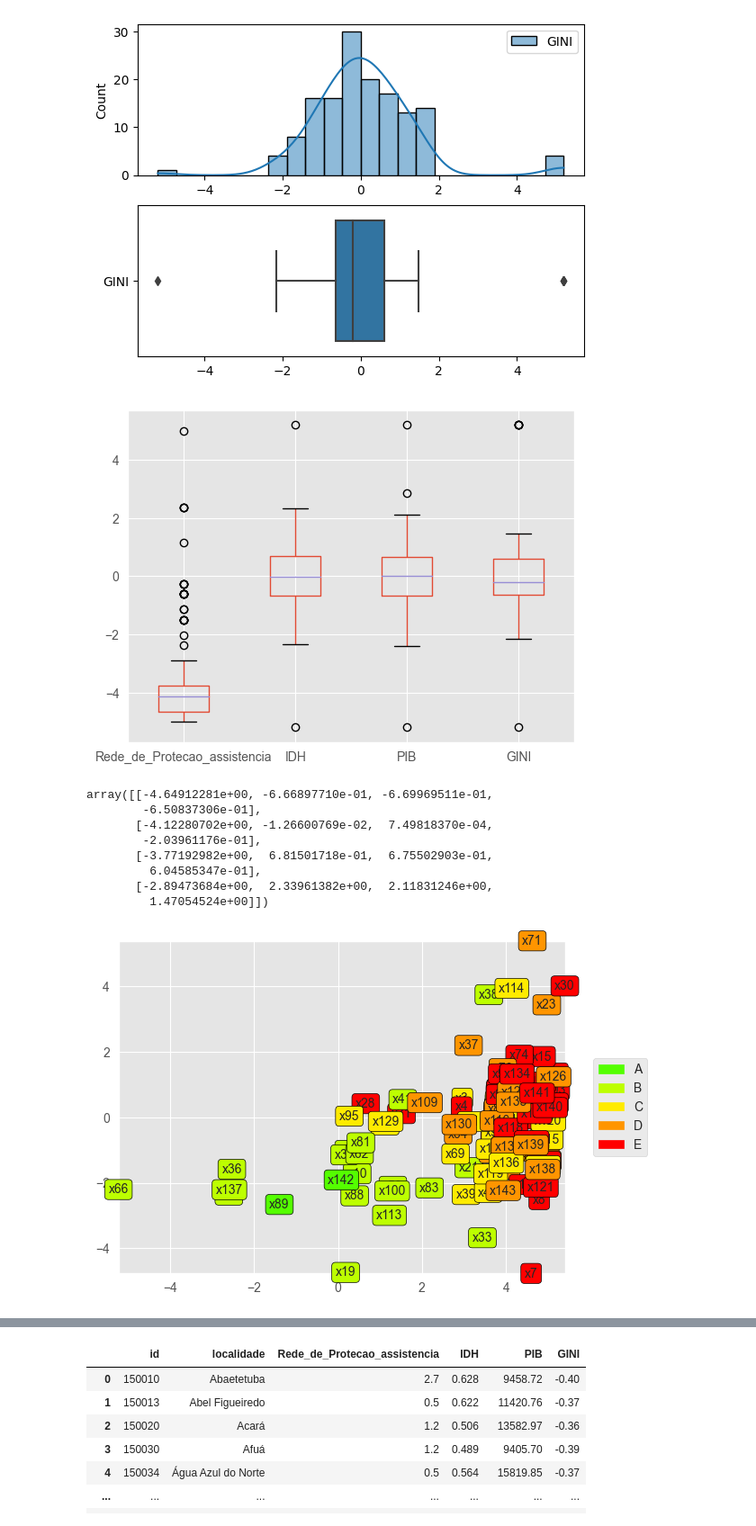
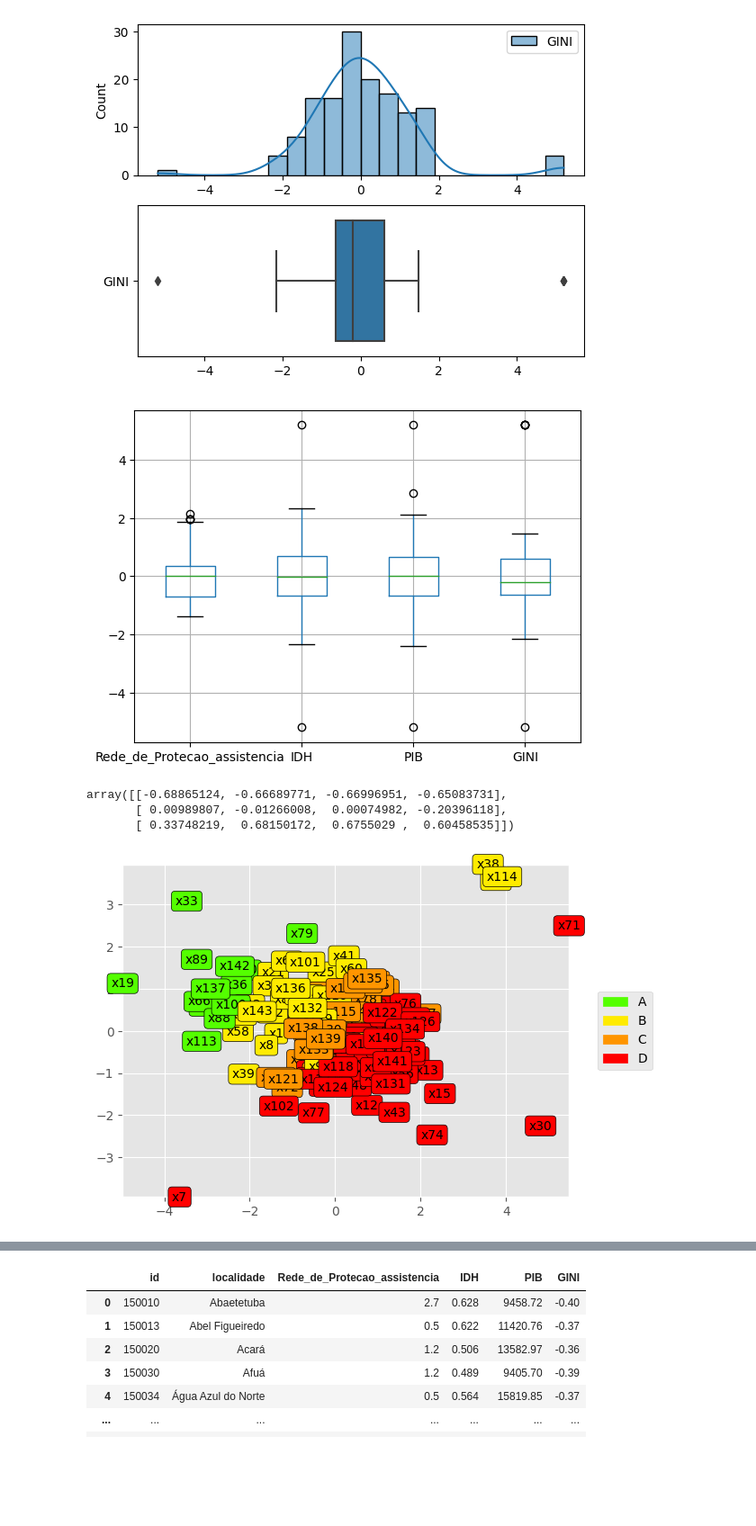
Before and after one commit to jlucioDev/woman_victims_v2, a Jupyter notebook: main.ipynb, the cells around one changed output, grey strips where cells are left out. Shown at 90% size. Drawn from its saved outputs; the diff is of its cells as text; code cells hidden in the pictures; blank space fills up the shorter version.

Commit message:
update file, add interactvy graph

```diff
--- a/main.ipynb
+++ b/main.ipynb
@@ -207,12 +207,12 @@ import numpy as np
 rng = np.random.RandomState(10)
 
 scaler1 = preprocessing.MinMaxScaler(feature_range=(-5,5))
-scaler2 = preprocessing.QuantileTransformer(n_quantiles=100, output_distribution="normal", random_state=12, copy=True)
+scaler2 = preprocessing.QuantileTransformer(n_quantiles=100, output_distribution="normal", random_state=48, copy=True)
 scaler3 = preprocessing.PowerTransformer(method="yeo-johnson")
 # transform training data & save lambda value
 
 
-d1 = scaler1.fit_transform(df_munic.iloc[:,2:3])
+d1 = scaler3.fit_transform(df_munic.iloc[:,2:3])
 d2 = scaler2.fit_transform(df_munic.iloc[:,3:4])
 d3 = scaler2.fit_transform(df_munic.iloc[:,4:5])
 d4 = scaler2.fit_transform(df_munic.iloc[:,5:6])
@@ -353,7 +353,7 @@ def create_boxplot(dataset):
 
 def print_limits(dataset) -> np.array:
 
-    res = np.zeros((4, 4))
+    res = np.zeros((3, 4))
 
     #boxplot create
     _, bp = pd.DataFrame.boxplot(dataset, return_type='both')
@@ -363,6 +363,13 @@ def print_limits(dataset) -> np.array:
     medians = [median.get_ydata() for median in bp["medians"]] # Mediana
     whiskers = [whiskers.get_ydata() for whiskers in bp["whiskers"]] # Q1 Q3 LimSup LimInf
     plt.show()
+
+    #print(f"caps: {caps}")
+    #print(f"outliers: {outliers}")
+    #print(f"boxes: {boxes}")
+    #print(f"medians: {medians}")
+    #print(f"whiskers: {whiskers}")
+
 
     cont = 0
     for c in range(0, len(whiskers), 2):
@@ -375,17 +382,20 @@ def print_limits(dataset) -> np.array:
         upper_range = whiskers[c+1][1]
 
 
-
         # res[0][cont] = lower_range
         # res[1][cont] = Q1
         # res[2][cont] = M
         # res[3][cont] = Q3
         # res[4][cont] = upper_range
 
+        # res[0][cont] = Q1
+        # res[1][cont] = M
+        # res[2][cont] = Q3
+        # res[3][cont] = upper_range
+
         res[0][cont] = Q1
         res[1][cont] = M
         res[2][cont] = Q3
-        res[3][cont] = upper_range
 
 
         cont += 1
@@ -445,24 +450,19 @@ plt.show()
 [figure]
 # %%
      #IP       #IDH      #PIB      #GINI
-Q = [0.1,      0.1,       0.1,      0.1]
-P = [0.2,      0.2,       0.2,      0.2]
+Q = [0.0,      0.0,       0.0,      0.0]
+P = [2.0,      2.0,       2.0,      2.0]
 V = [4.0,      4.0,       4.0,      4.0]
-W = [0.5,      0.5,       0.5,      0.5]
+W = [0.5,      0.5,       0.5,      0.1]
 
 B = print_limits(scaled_df.iloc[:,2:6]).tolist()
 
 np.array(B)
 # %% [output]
-[figure, old version]
+[figure, new version]
-array([[-4.64912281e+00, -6.66897710e-01, -6.69969511e-01,
-        -6.50837306e-01],
-       [-4.12280702e+00, -1.26600769e-02,  7.49818370e-04,
-        -2.03961176e-01],
-       [-3.77192982e+00,  6.81501718e-01,  6.75502903e-01,
-         6.04585347e-01],
-       [-2.89473684e+00,  2.33961382e+00,  2.11831246e+00,
-         1.47054524e+00]])
+array([[-0.68865124, -0.66689771, -0.66996951, -0.65083731],
+       [ 0.00989807, -0.01266008,  0.00074982, -0.20396118],
+       [ 0.33748219,  0.68150172,  0.6755029 ,  0.60458535]])
 # %%
 
 ###############################################################################
@@ -478,7 +478,7 @@ from sklearn.decomposition import TruncatedSVD
 # Function: Plot Projected Points
 def plot_points(data, classification):
     plt.style.use('ggplot')
-    colors = {'A':'#54FF00', 'B':'#BDFF00', 'C':'#FFEB00', 'D':'#FF9500', 'E':'#FF0000', 'F':'#ff796c', 'G':'#04d8b2', 'H':'#ffb07c', 'I':'#aaa662', 'J':'#0485d1', 'K':'#fffe7a', 'L':'#b0dd16', 'M':'#85679', 'N':'#12e193', 'O':'#82cafc', 'P':'#ac9362', 'Q':'#f8481c', 'R':'#c292a1', 'S':'#c0fa8b', 'T':'#ca7b80', 'U':'#f4d054', 'V':'#fbdd7e', 'W':'#ffff7e', 'X':'#cd7584', 'Y':'#f9bc08', 'Z':'#c7c10c'}
+    colors = {'A':'#54FF00', 'B':'#FFEB00', 'C':'#FF9500', 'D':'#FF0000', 'E':'#FF0000', 'F':'#ff796c', 'G':'#04d8b2', 'H':'#ffb07c', 'I':'#aaa662', 'J':'#0485d1', 'K':'#fffe7a', 'L':'#b0dd16', 'M':'#85679', 'N':'#12e193', 'O':'#82cafc', 'P':'#ac9362', 'Q':'#f8481c', 'R':'#c292a1', 'S':'#c0fa8b', 'T':'#ca7b80', 'U':'#f4d054', 'V':'#fbdd7e', 'W':'#ffff7e', 'X':'#cd7584', 'Y':'#f9bc08', 'Z':'#c7c10c'}
     classification_ = copy.deepcopy(classification)
     color_leg = {}
     if (data.shape[1] == 2):
@@ -520,11 +520,12 @@ def plot_points(data, classification):
 # %%
 from pyDecision.algorithm import electre_tri_b
 
-classification = electre_tri_b(np.array(scaled_df.iloc[:, 2:6]), W , Q , P , V , B, cut_level = 0.5, verbose = False, rule = 'pc', graph = False)
+
+classification = electre_tri_b(np.array(scaled_df.iloc[:, 2:6]), W , Q , P , V , B, cut_level = 0.7, verbose = False, rule = 'pc', graph = False)
 
 plot_points(np.array(scaled_df.iloc[:, 2:6]), classification)
 # %% [output]
-[figure, old version]
+[figure, new version]
 # %%
 # Code source: Gaël Varoquaux
 # Modified for documentation by Jaques Grobler
```
Also changed, not shown: parts of 16 cells of this notebook.
